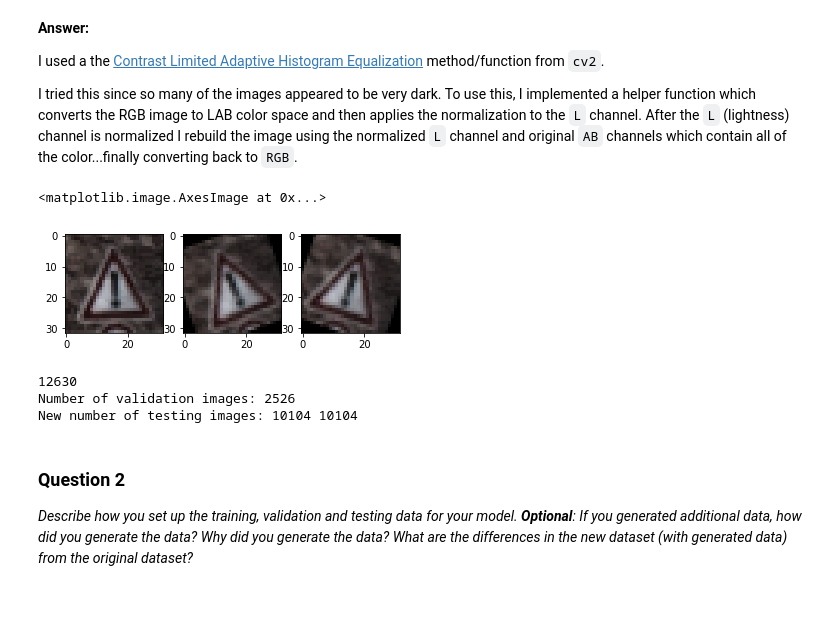
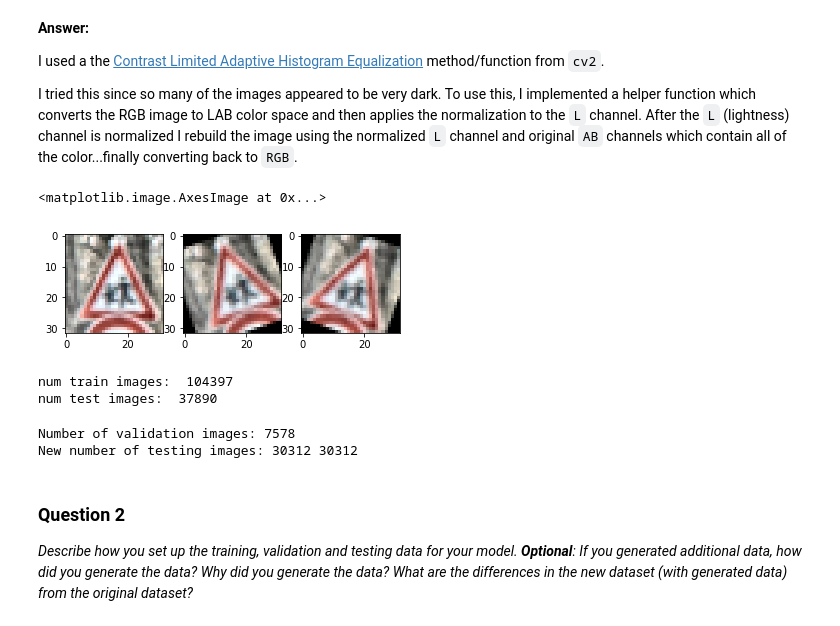
Before and after one commit to brianz/udacity-sdc-p2, a Jupyter notebook: Traffic_Sign_Classifier2.ipynb, the cells around one changed output. Saved outputs shown, nothing was run; the diff lists cells and outputs as text; code cells hidden in the pictures.

```diff
--- a/Traffic_Sign_Classifier2.ipynb
+++ b/Traffic_Sign_Classifier2.ipynb
@@ -223,37 +223,60 @@ I tried this since so many of the images appeared to be very dark.  To use this,
 # %%
 def rotate_image(img, degrees):
     rows, cols = img.shape[:2]
     M = cv2.getRotationMatrix2D((cols / 2,rows / 2), degrees, 1)
     return cv2.warpAffine(img, M, (cols, rows))
 
 
-# take a look at rotating images.
-img = x_train[4]
+# take a look at rotating a random image
+img = x_train[49]
 
 left_image = rotate_image(img, 20)
 right_image = rotate_image(img, -20)
 
 plt.subplot(131)
 plt.imshow(img)
 plt.subplot(132)
 plt.imshow(left_image)
 plt.subplot(133)
 plt.imshow(right_image)
 # %% [output]
 <matplotlib.image.AxesImage at 0x...>
-[figure, old version]
+[figure, new version]
 # %%
-rotated_images = []
-rotated_labels = []
+train_rotated_images = []
+train_rotated_labels = []
 
 for i, img in enumerate(x_train):
     l = rotate_image(img, 20)
     r = rotate_image(img, -20)
-    rotated_images.extend([l, r])
-    rotated_labels.extend([y_train[i], y_train[i]])
+    train_rotated_images.extend([l, r])
+    train_rotated_labels.extend([y_train[i], y_train[i]])
+
+
+test_rotated_images = []
+test_rotated_labels = []
+for i, img in enumerate(normalized_x_test):
+    l = rotate_image(img, 20)
+    r = rotate_image(img, -20)
+    test_rotated_images.extend([l, r])
+    test_rotated_labels.extend([y_test_orig[i], y_test_orig[i]])
+
 
 # build up all our training data
-all_training = np.append(x_train, rotated_images, axis=0)
-all_labels = np.append(y_train, rotated_labels)
+all_training = np.append(x_train, train_rotated_images, axis=0)
+all_training_labels = np.append(y_train, train_rotated_labels)
+
+all_test = np.append(normalized_x_test, test_rotated_images, axis=0)
+all_test_labels = np.append(y_test_orig, test_rotated_labels)
+
+# Reset these counts
+n_train = len(all_training)
+n_test = len(all_test)
+
+print("num train images: ", n_train)
+print("num test images: ", n_test)
+# %% [output]
+num train images:  104397
+num test images:  37890
 # %%
 x_train = all_training
@@ -266,18 +291,17 @@ y_train = all_labels
 # take 20% of the images for validation
 num_validation_images = int(n_test * 0.2)
 
-print(len(normalized_x_test))
-x_validation, y_validation = normalized_x_test[:num_validation_images], y_test_orig[:num_validation_images]
+x_validation = all_test[:num_validation_images]
+y_validation = all_test_labels[:num_validation_images]
 
-x_test = normalized_x_test[num_validation_images:]
-y_test = y_test_orig[num_validation_images:]
+x_test = all_test[num_validation_images:]
+y_test = all_test_labels[num_validation_images:]
 
 print("Number of validation images:", num_validation_images)
 print("New number of testing images:", len(x_test), len(y_test))
 # %% [output]
-12630
-Number of validation images: 2526
-New number of testing images: 10104 10104
+Number of validation images: 7578
+New number of testing images: 30312 30312
 # %% [markdown]
 ### Question 2
 
```
Also changed, not shown: parts of 18 cells of this notebook, 1 other file.
